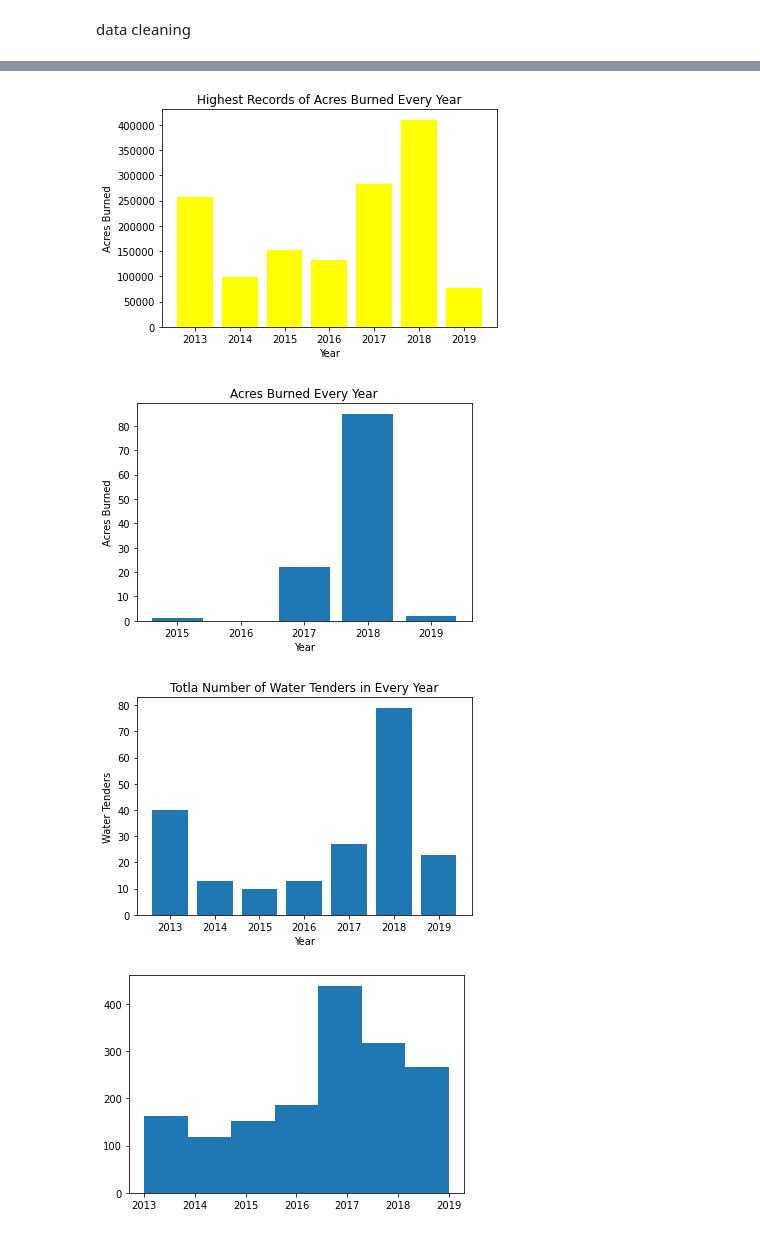
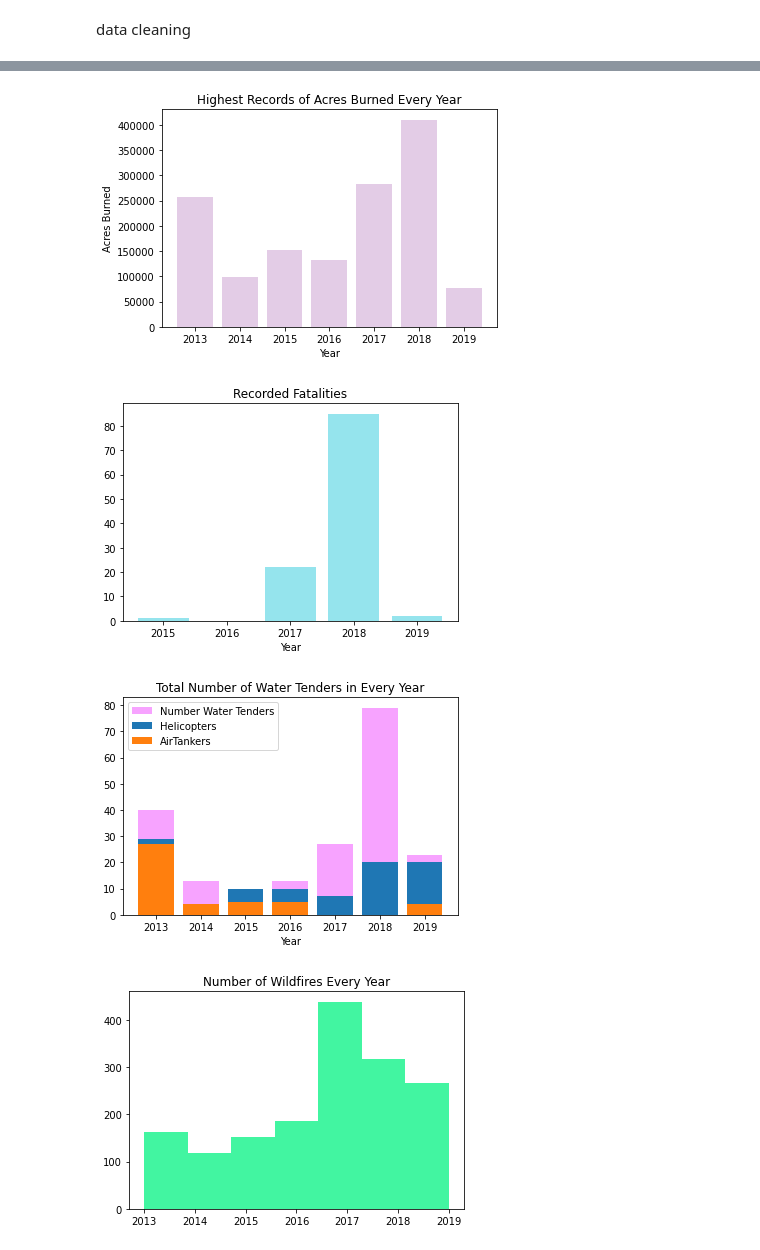
Before and after one commit to JERWIN0/BAT404_FIREMAN, a Jupyter notebook: Analysis_of_Wildfires_Occurrence_Worldwide.ipynb, the cells around one changed output, grey strips where cells are left out. Cells and saved outputs as stored; diff of their text form; code cells hidden in the pictures.

```diff
--- a/Analysis_of_Wildfires_Occurrence_Worldwide.ipynb
+++ b/Analysis_of_Wildfires_Occurrence_Worldwide.ipynb
@@ -55,7 +55,7 @@ ds.drop(['StructuresThreatened'], axis =1, inplace = True)
 ds.drop(['UniqueId'], axis =1, inplace = True)
 ds.drop(['Updated'], axis =1, inplace = True)
 ds.drop(['Active'], axis =1, inplace = True)
-ds.drop(['AirTankers'], axis =1, inplace = True)
+
 ds.drop(['CanonicalUrl'], axis =1, inplace = True)
 ds.drop(['SearchDescription'], axis =1, inplace = True)
 ds.drop(['SearchKeywords'], axis =1, inplace = True)
@@ -68,7 +68,7 @@ ds.drop(['Engines'], axis =1, inplace = True)
 ds.drop(['Dozers'], axis =1, inplace = True)
 ds.drop(['CrewsInvolved'], axis =1, inplace = True)
 ds.drop(['Longitude'], axis =1, inplace = True)
-ds.drop(['Helicopters'], axis =1, inplace = True)
+
 ds.drop(['Public'], axis =1, inplace = True)
 
 
@@ -150,36 +164,32 @@ memory usage: 185.5+ KB
 # %%
-plt.bar(ds.ArchiveYear, ds.AcresBurned,color= 'yellow')
-
+plt.bar(ds.ArchiveYear, ds.AcresBurned,color= '#e3cce6')
 plt.title('Highest Records of Acres Burned Every Year')
 plt.xlabel('Year')
 plt.ylabel('Acres Burned')
 plt.show()
 # %% [output]
-[figure, old version]
+[figure, new version]
 # %%
-
-plt.bar(ds.ArchiveYear,ds.Fatalities)
-
-plt.title('Acres Burned Every Year')
+plt.bar(ds.ArchiveYear,ds.Fatalities,color='#95e4ed')
+plt.title('Recorded Fatalities')
 plt.xlabel('Year')
-plt.ylabel('Acres Burned')
 plt.show()
 # %% [output]
-[figure, old version]
+[figure, new version]
 # %%
-plt.bar(ds.ArchiveYear,ds.WaterTenders)
-
-
-plt.title('Totla Number of Water Tenders in Every Year')
+plt.bar(ds.ArchiveYear,ds.WaterTenders,color = '#f7a3ff')
+plt.bar(ds.ArchiveYear,ds.Helicopters)
+plt.bar(ds.ArchiveYear,ds.AirTankers)
+plt.legend ( [ "Number Water Tenders" , "Helicopters", "AirTankers" ] )
+plt.title('Total Number of Water Tenders in Every Year')
 plt.xlabel('Year')
-plt.ylabel('Water Tenders')
 plt.show()
 # %% [output]
-[figure, old version]
+[figure, new version]
 # %%
-
-plt.hist(ds.ArchiveYear,bins=7,linewidth=0.5)
+plt.hist(ds.ArchiveYear,bins=7,linewidth=0.5,color = '#42f5a1')
+plt.title('Number of Wildfires Every Year')
 plt.show()
 # %% [output]
-[figure, old version]
+[figure, new version]
 # %%
```
Also changed, not shown: parts of 7 cells of this notebook.
